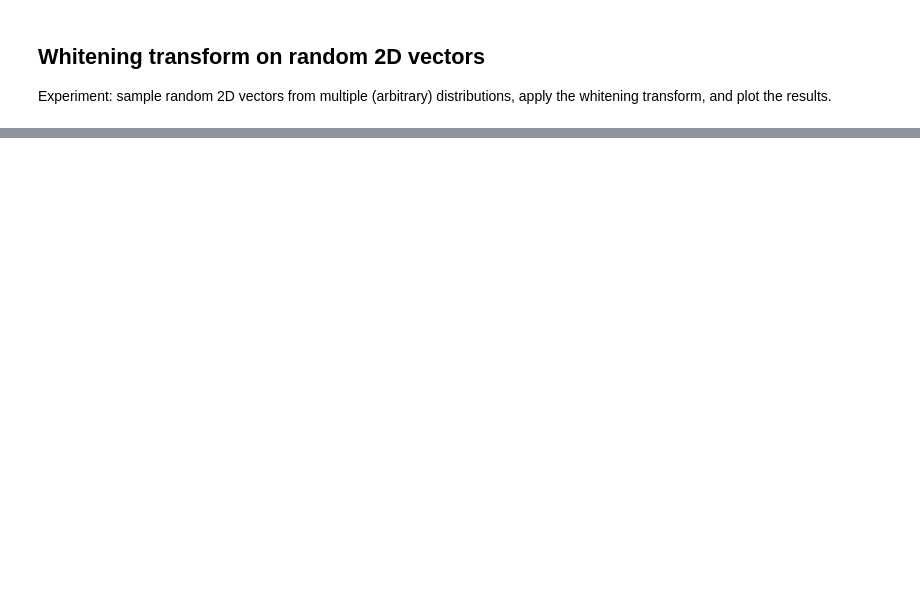
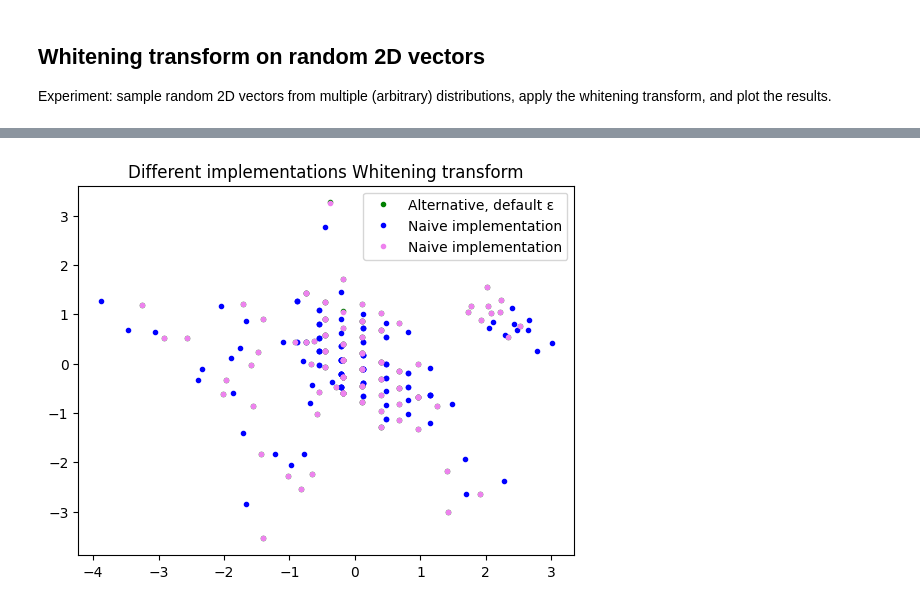
Before and after one commit to Nifrec/rolim, a Jupyter notebook: rolim/notebooks/whitening.ipynb, the cells around one changed output, grey strips where cells are left out. Cells and saved outputs as stored; diff of their text form; code cells hidden in the pictures; blank space fills up the shorter version.

Commit message:
Add comparison whitening implementations

```diff
--- a/rolim/notebooks/whitening.ipynb
+++ b/rolim/notebooks/whitening.ipynb
@@ -130,0 +153,12 @@ ax.set(**{"title": "Whitening transform on random 2D vectors"});
+# %%
+sample_naive_whitened = whiten_naive(sample)
+sample_whitened_0_eps = whiten(sample, reg_eps=0)
+
+fig, ax = plt.subplots(nrows=1, ncols=1)
+ax.plot(whitened_sample[0, :], whitened_sample[1, :], ".", color="green", label="Alternative, default ε")
+ax.plot(sample_naive_whitened[0, :], sample_naive_whitened[1, :], ".", color="blue", label="Naive implementation")
+ax.plot(sample_whitened_0_eps[0, :], sample_whitened_0_eps[1, :], ".", color="violet", label="Naive implementation")
+ax.legend()
+ax.set(**{"title": "Different implementations Whitening transform"});
+# %% [output]
+[figure, added]
```
Also changed, not shown: parts of 8 cells of this notebook.
